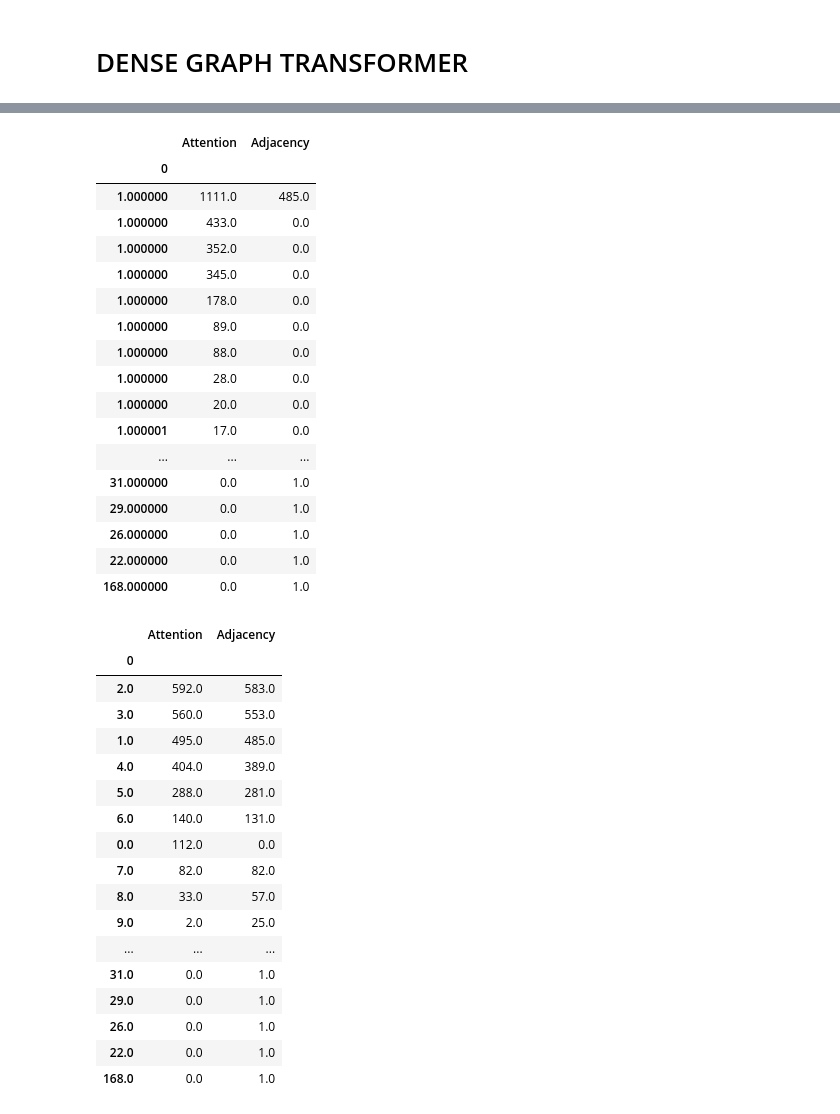
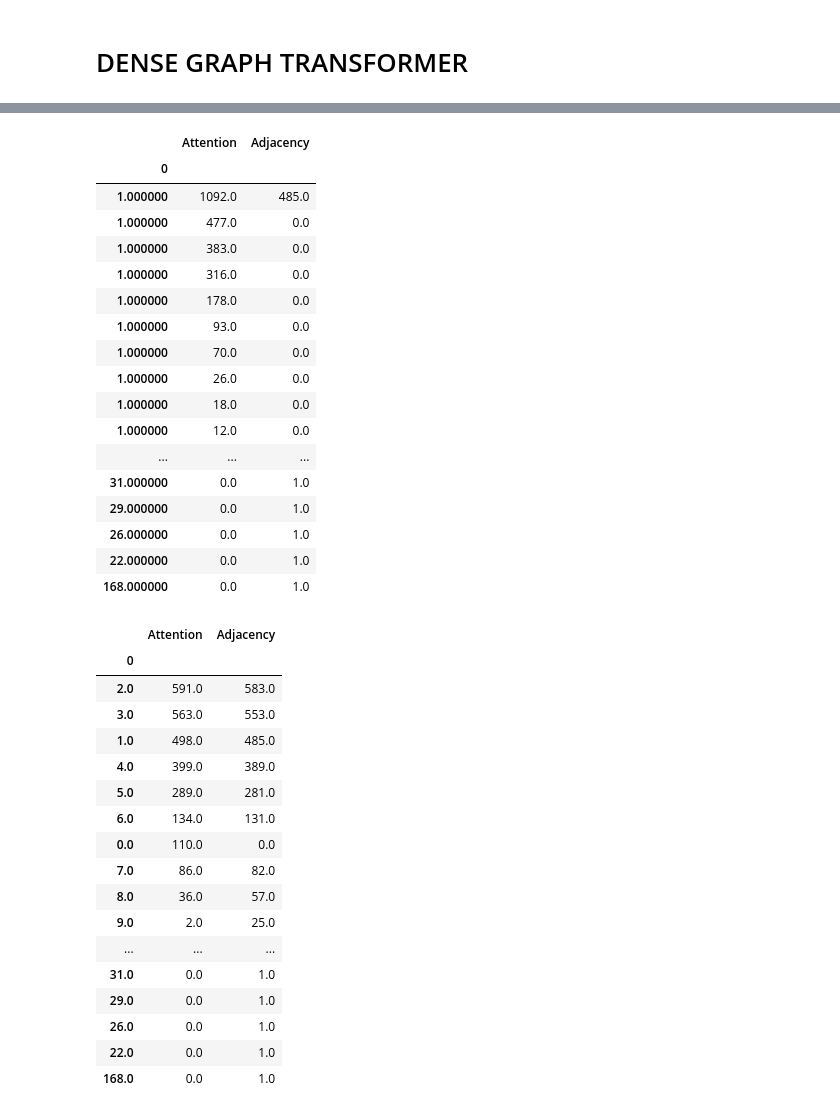
Before and after one commit to batu-el/l65_be301_dc755, a Jupyter notebook: Notebook0.ipynb, the cells around one changed output, grey strips where cells are left out. Drawn from its saved outputs; the diff is of its cells as text; code cells hidden in the pictures.

```diff
--- a/Notebook0.ipynb
+++ b/Notebook0.ipynb
@@ -847,20 +847,21 @@ ATTENTION_MATRIX.sum(axis=0), ATTENTION_MATRIX.sum(axis=1)
 # %%
 ### Node Degree Distribution - Before Tresholding (Probabilistic?)
-ATTENTION_MATRIX_0 = ATTENTION_MATRIX[0]
-pd.DataFrame(pd.concat({'Attention':pd.DataFrame(ATTENTION_MATRIX_0.sum(axis=1)).value_counts(), 'Adjacency': pd.DataFrame(ADJACENCY.sum(axis=0)).value_counts()}, axis=1)).fillna(0)
+ATTENTION_MATRIX_FULL = ATTENTION_MATRIX
+ATTENTION_MATRIX = ATTENTION_MATRIX[0]
+pd.DataFrame(pd.concat({'Attention':pd.DataFrame(ATTENTION_MATRIX.sum(axis=1)).value_counts(), 'Adjacency': pd.DataFrame(ADJACENCY.sum(axis=0)).value_counts()}, axis=1)).fillna(0)
 # %% [output]
 |  | Attention | Adjacency |
 | 0 |  |  |
-| 1.000000 | 1111.0 | 485.0 |
-| 1.000000 | 433.0 | 0.0 |
-| 1.000000 | 352.0 | 0.0 |
-| 1.000000 | 345.0 | 0.0 |
+| 1.000000 | 1092.0 | 485.0 |
+| 1.000000 | 477.0 | 0.0 |
+| 1.000000 | 383.0 | 0.0 |
+| 1.000000 | 316.0 | 0.0 |
 | 1.000000 | 178.0 | 0.0 |
-| 1.000000 | 89.0 | 0.0 |
-| 1.000000 | 88.0 | 0.0 |
-| 1.000000 | 28.0 | 0.0 |
-| 1.000000 | 20.0 | 0.0 |
-| 1.000001 | 17.0 | 0.0 |
+| 1.000000 | 93.0 | 0.0 |
+| 1.000000 | 70.0 | 0.0 |
+| 1.000000 | 26.0 | 0.0 |
+| 1.000000 | 18.0 | 0.0 |
+| 1.000000 | 12.0 | 0.0 |
 | ... | ... | ... |
 | 31.000000 | 0.0 | 1.0 |
 | 29.000000 | 0.0 | 1.0 |
@@ -874,19 +875,19 @@ ATTENTION_MATRIX[ ATTENTION_MATRIX > treshold] = 1
 ATTENTION_MATRIX[ ATTENTION_MATRIX <= treshold] = 0
 # %%
 ### Node Degree Distribution
-pd.DataFrame(pd.concat({'Attention':pd.DataFrame(ATTENTION_MATRIX_0.sum(axis=1)).value_counts(), 'Adjacency': pd.DataFrame(ADJACENCY.sum(axis=0)).value_counts()}, axis=1)).fillna(0)
+pd.DataFrame(pd.concat({'Attention':pd.DataFrame(ATTENTION_MATRIX.sum(axis=1)).value_counts(), 'Adjacency': pd.DataFrame(ADJACENCY.sum(axis=0)).value_counts()}, axis=1)).fillna(0)
 # %% [output]
 |  | Attention | Adjacency |
 | 0 |  |  |
-| 2.0 | 592.0 | 583.0 |
-| 3.0 | 560.0 | 553.0 |
-| 1.0 | 495.0 | 485.0 |
-| 4.0 | 404.0 | 389.0 |
-| 5.0 | 288.0 | 281.0 |
-| 6.0 | 140.0 | 131.0 |
-| 0.0 | 112.0 | 0.0 |
-| 7.0 | 82.0 | 82.0 |
-| 8.0 | 33.0 | 57.0 |
+| 2.0 | 591.0 | 583.0 |
+| 3.0 | 563.0 | 553.0 |
+| 1.0 | 498.0 | 485.0 |
+| 4.0 | 399.0 | 389.0 |
+| 5.0 | 289.0 | 281.0 |
+| 6.0 | 134.0 | 131.0 |
+| 0.0 | 110.0 | 0.0 |
+| 7.0 | 86.0 | 82.0 |
+| 8.0 | 36.0 | 57.0 |
 | 9.0 | 2.0 | 25.0 |
 | ... | ... | ... |
 | 31.0 | 0.0 | 1.0 |
```
Also changed, not shown: parts of 7 cells of this notebook.
